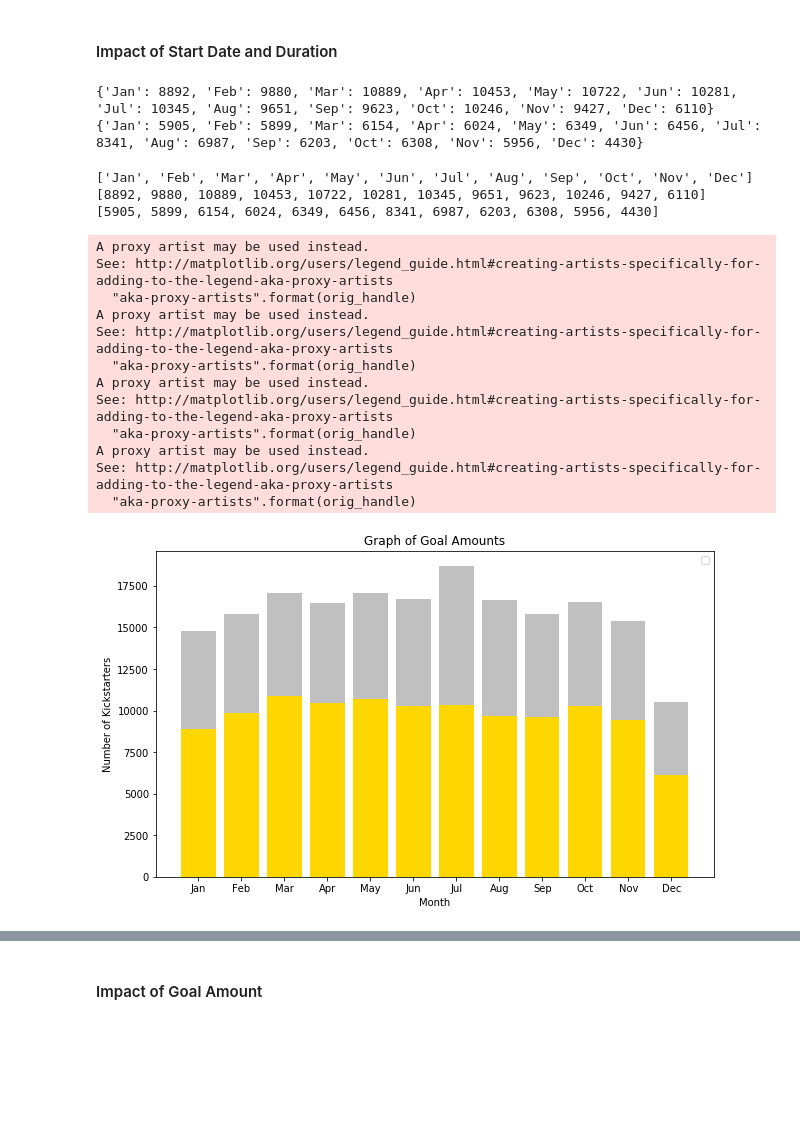
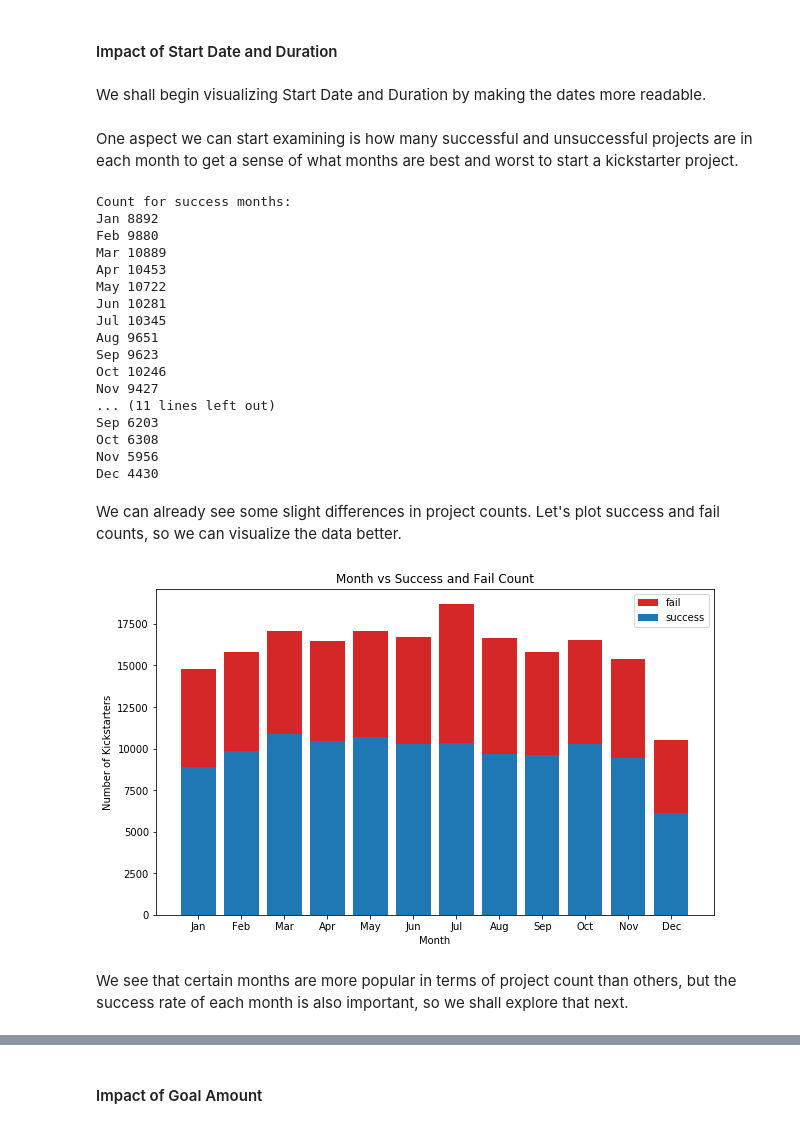
Before and after one commit to DP-20/Cogs108, a Jupyter notebook: Final Project.ipynb, the cells around one changed output, grey strips where cells are left out. Saved outputs shown, nothing was run; the diff lists cells and outputs as text; code cells hidden in the pictures; blank space fills up the shorter version.

Commit message:
Added anotations and success rate graphs where they were missing. Modified and added analysis. Testing some correlation test with pearson and spearman

```diff
--- a/Final Project.ipynb
+++ b/Final Project.ipynb
@@ -374,3 +409,5 @@ df_fail_words.plot(x='word', kind='bar')
 # %% [markdown]
 #### Impact of Start Date and Duration
+# %% [markdown]
+We shall begin visualizing Start Date and Duration by making the dates more readable.
 # %%
@@ -406,5 +445,8 @@ def convert_month(month):
 df['month'] = df['month'].apply(convert_month)
+# %% [markdown]
+One aspect we can start examining is how many successful and unsuccessful projects are in each month to get a sense of what months are best and worst to start a kickstarter project.
 # %%
+# Dictionaries to keep track of counts for each month
 month_success = {'Jan':0, 'Feb': 0, 'Mar': 0, 'Apr': 0, 'May': 0, 'Jun': 0, 'Jul': 0, 'Aug': 0, 'Sep': 0, 'Oct': 0, 'Nov': 0, 'Dec': 0}
 month_fail = {'Jan':0, 'Feb': 0, 'Mar': 0, 'Apr': 0, 'May': 0, 'Jun': 0, 'Jul': 0, 'Aug': 0, 'Sep': 0, 'Oct': 0, 'Nov': 0, 'Dec': 0}
 
@@ -423,47 +465,54 @@ for index,row in df.iterrows():
         else:
             month_fail[month] = 1
 
-print (month_success)
-print (month_fail)
+print("Count for success months:")
+for key in month_success:
+    print(key, month_success[key])
+
+print("\nCount for fail months:")
+for key in month_fail:
+    print(key, month_fail[key])
 # %% [output]
-{'Jan': 8892, 'Feb': 9880, 'Mar': 10889, 'Apr': 10453, 'May': 10722, 'Jun': 10281, 'Jul': 10345, 'Aug': 9651, 'Sep': 9623, 'Oct': 10246, 'Nov': 9427, 'Dec': 6110}
-{'Jan': 5905, 'Feb': 5899, 'Mar': 6154, 'Apr': 6024, 'May': 6349, 'Jun': 6456, 'Jul': 8341, 'Aug': 6987, 'Sep': 6203, 'Oct': 6308, 'Nov': 5956, 'Dec': 4430}
+Count for success months:
+Jan 8892
+Feb 9880
+Mar 10889
+Apr 10453
+May 10722
+Jun 10281
+Jul 10345
+Aug 9651
+Sep 9623
+Oct 10246
+Nov 9427
+... (11 lines left out)
+Sep 6203
+Oct 6308
+Nov 5956
+Dec 4430
+# %% [markdown]
+We can already see some slight differences in project counts. Let's plot success and fail counts, so we can visualize the data better.
 # %%
+# Create lists to plot
 month_list = list(month_success.keys())
 month_success_count_list = list(month_success.values())
 month_fail_count_list = list((month_fail.values()))
 
-print (month_list)
-print (month_success_count_list)
-print (month_fail_count_list)
-
+# Create plot
 ind = [x for x, _ in enumerate(month_list)]
 plt.figure(figsize=(10, 6))
-plt.bar(ind, month_fail_count_list, width=0.8, label='fail', color='silver', bottom=month_success_count_list)
-plt.bar(ind, month_success_count_list, width=0.8, label='success', color='gold')
+plt.bar(ind, month_fail_count_list, width=0.8, label='fail', color='tab:red', bottom=month_success_count_list)
+plt.bar(ind, month_success_count_list, width=0.8, label='success', color='tab:blue')
 
+# Add labels, title, and legend
 plt.ylabel("Number of Kickstarters")
-plt.title("Graph of Goal Amounts")
+plt.title("Month vs Success and Fail Count")
 plt.xticks(ind, month_list)
 plt.xlabel("Month")
-plt.legend('Success', 'Fail')
-
+plt.legend()
 
 plt.show()
 # %% [output]
-['Jan', 'Feb', 'Mar', 'Apr', 'May', 'Jun', 'Jul', 'Aug', 'Sep', 'Oct', 'Nov', 'Dec']
-[8892, 9880, 10889, 10453, 10722, 10281, 10345, 9651, 9623, 10246, 9427, 6110]
-[5905, 5899, 6154, 6024, 6349, 6456, 8341, 6987, 6203, 6308, 5956, 4430]
-A proxy artist may be used instead.
-See: http://matplotlib.org/users/legend_guide.html#creating-artists-specifically-for-adding-to-the-legend-aka-proxy-artists
-  "aka-proxy-artists".format(orig_handle)
-A proxy artist may be used instead.
-See: http://matplotlib.org/users/legend_guide.html#creating-artists-specifically-for-adding-to-the-legend-aka-proxy-artists
-  "aka-proxy-artists".format(orig_handle)
-A proxy artist may be used instead.
-See: http://matplotlib.org/users/legend_guide.html#creating-artists-specifically-for-adding-to-the-legend-aka-proxy-artists
-  "aka-proxy-artists".format(orig_handle)
-A proxy artist may be used instead.
-See: http://matplotlib.org/users/legend_guide.html#creating-artists-specifically-for-adding-to-the-legend-aka-proxy-artists
-  "aka-proxy-artists".format(orig_handle)
-[figure, old version]
+[figure, new version]
+# %% [markdown]
+We see that certain months are more popular in terms of project count than others, but the success rate of each month is also important, so we shall explore that next.
```
Also changed, not shown: parts of 80 cells of this notebook.
